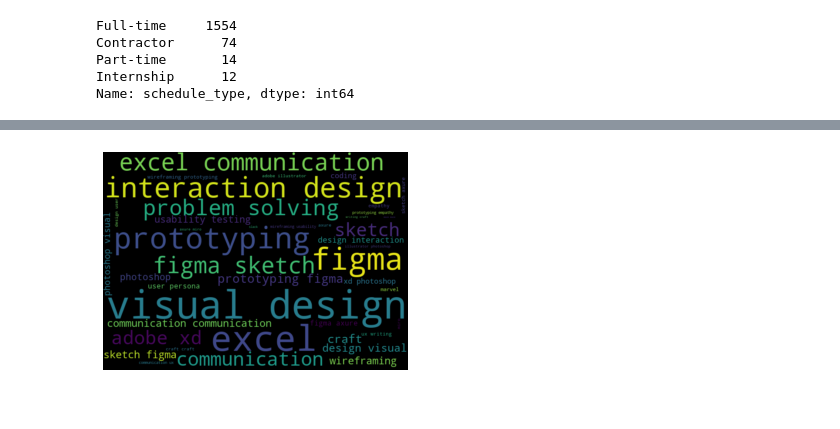
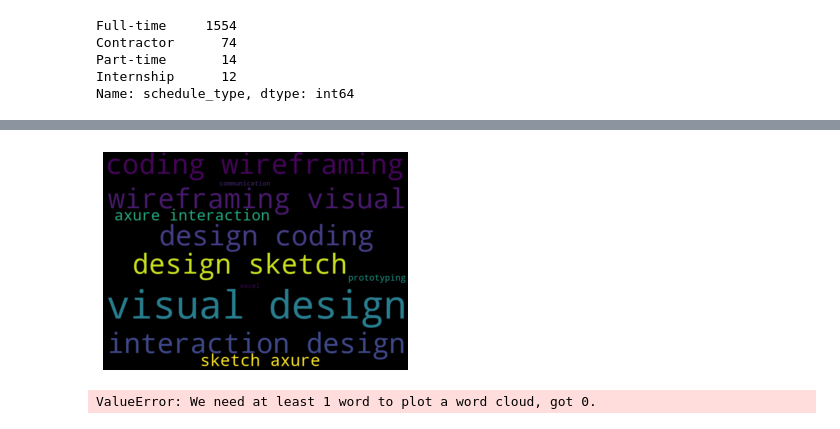
Before and after one commit to dekings44/ui_ux_job_analysis, a Jupyter notebook: main.ipynb, the cells around one changed output, grey strips where cells are left out. Drawn from its saved outputs; the diff is of its cells as text; code cells hidden in the pictures.

Commit message:
more visuals of different job levels

```diff
--- a/main.ipynb
+++ b/main.ipynb
@@ -311,5 +311,4 @@ Name: Job level, dtype: int64
 # %%
 all_files['Levels'] = np.where(all_files['Job level'].str.contains(r'(Senior|Lead|Head|Director)'), "Senior",
                       np.where(all_files['Job level'].str.contains(r'(Junior|Associate)'), "Junior",
-                      np.where(all_files['Job level'].str.contains(r'(All Level)'), "All Level",
-                      np.where(all_files['Job level'].str.contains(r'(Internship|Trainee)'), "Intern"))))
+                      np.where(all_files['Job level'].str.contains(r'(Internship|Trainee)'), "Intern", "All Level")))
@@ -419,8 +423,19 @@ all_level = all_files.loc[all_files['Job level'] == 'All Level']
+# %%
+interns = all_files.loc[all_files['Levels'] == 'Intern']
 # %%
-alltexts = ' '.join([word for word in all_level['Skills']])
+alltexts = ' '.join([word for word in interns['Skills']])
 wordcloud = WordCloud(width = 700, height = 500, random_state = 21, max_font_size = 200).generate(alltexts)
 plt.imshow(wordcloud, interpolation = 'bilinear')
 plt.axis('off')
 plt.show()
 # %% [output]
-[figure, old version]
+[figure, new version]
+# %%
+general = all_files.loc[all_files['Levels'] == 'All level']
+alltexts = ' '.join([word for word in general['Skills']])
+wordcloud = WordCloud(width = 700, height = 500, random_state = 21, max_font_size = 200).generate(alltexts)
+plt.imshow(wordcloud, interpolation = 'bilinear')
+plt.axis('off')
+plt.show()
+# %% [output]
+ValueError: We need at least 1 word to plot a word cloud, got 0.
```
Also changed, not shown: parts of 8 cells of this notebook.
